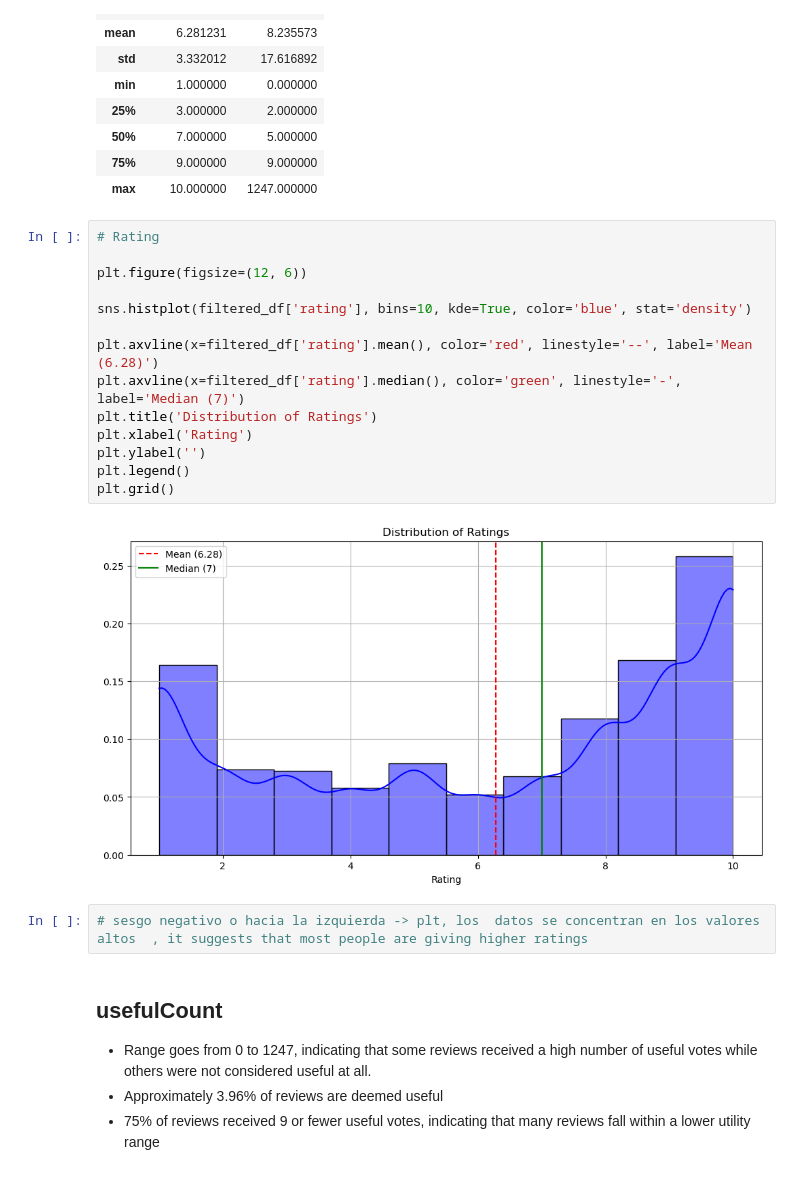
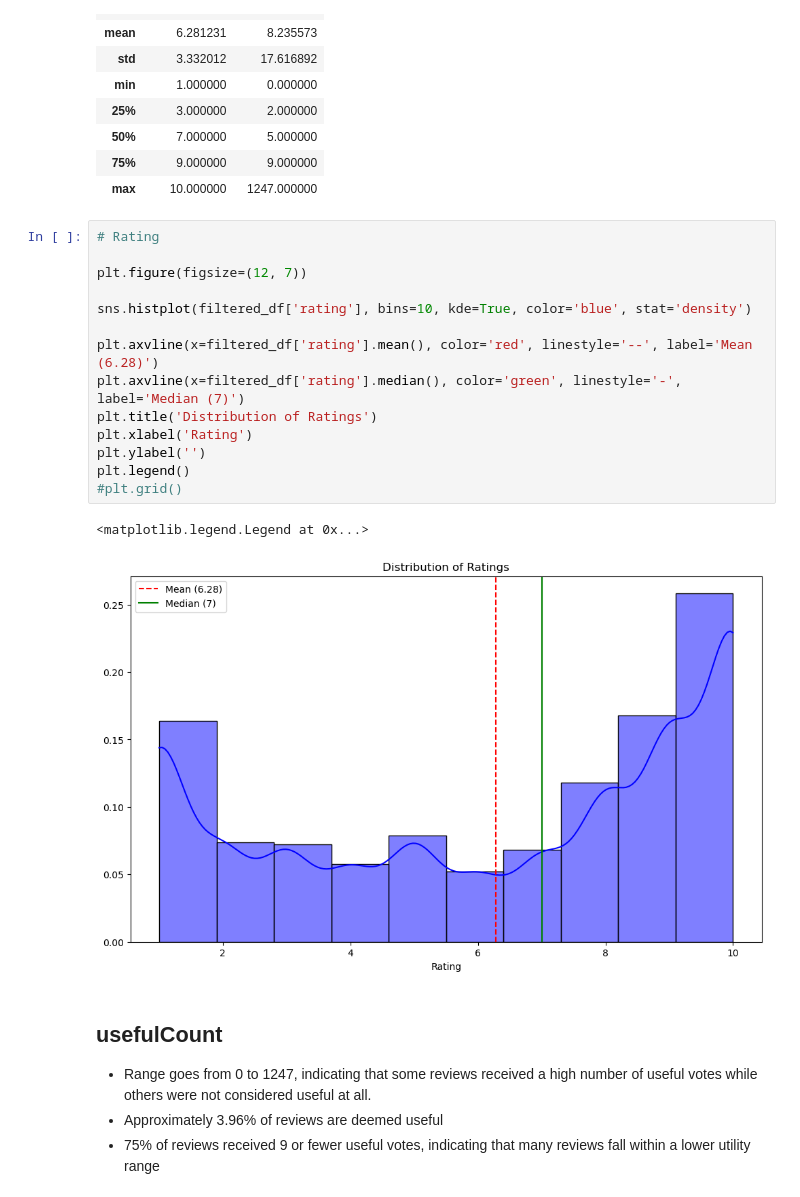
Before and after one commit to celefigs/collaborative_project, a Jupyter notebook: celes_copy.ipynb, the cells around one changed output. Saved outputs shown, nothing was run; the diff lists cells and outputs as text.

```diff
--- a/celes_copy.ipynb
+++ b/celes_copy.ipynb
@@ -144,21 +144,20 @@ filtered_df.describe()
 # %%
 # Rating
 
-plt.figure(figsize=(12, 6))
+plt.figure(figsize=(12, 7))
 
 sns.histplot(filtered_df['rating'], bins=10, kde=True, color='blue', stat='density')
 
 plt.axvline(x=filtered_df['rating'].mean(), color='red', linestyle='--', label='Mean (6.28)')
 plt.axvline(x=filtered_df['rating'].median(), color='green', linestyle='-', label='Median (7)')
 plt.title('Distribution of Ratings')
 plt.xlabel('Rating')
 plt.ylabel('')
 plt.legend()
-plt.grid()
+#plt.grid()
 # %% [output]
+<matplotlib.legend.Legend at 0x...>
-[figure, old version]
+[figure, new version]
-# %%
-# sesgo negativo o hacia la izquierda -> plt, los  datos se concentran en los valores altos  , it suggests that most people are giving higher ratings
 # %% [markdown]
 ## usefulCount
 
```
